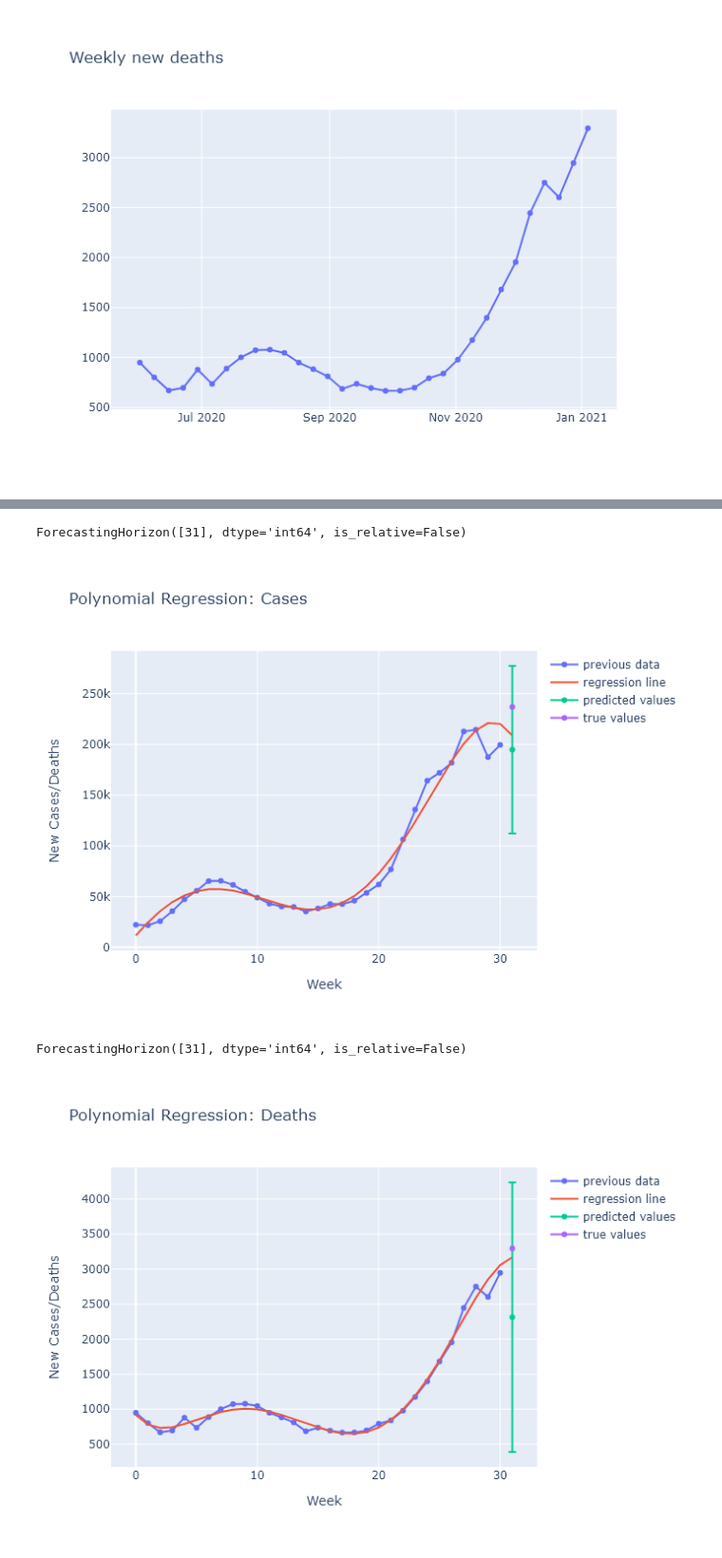
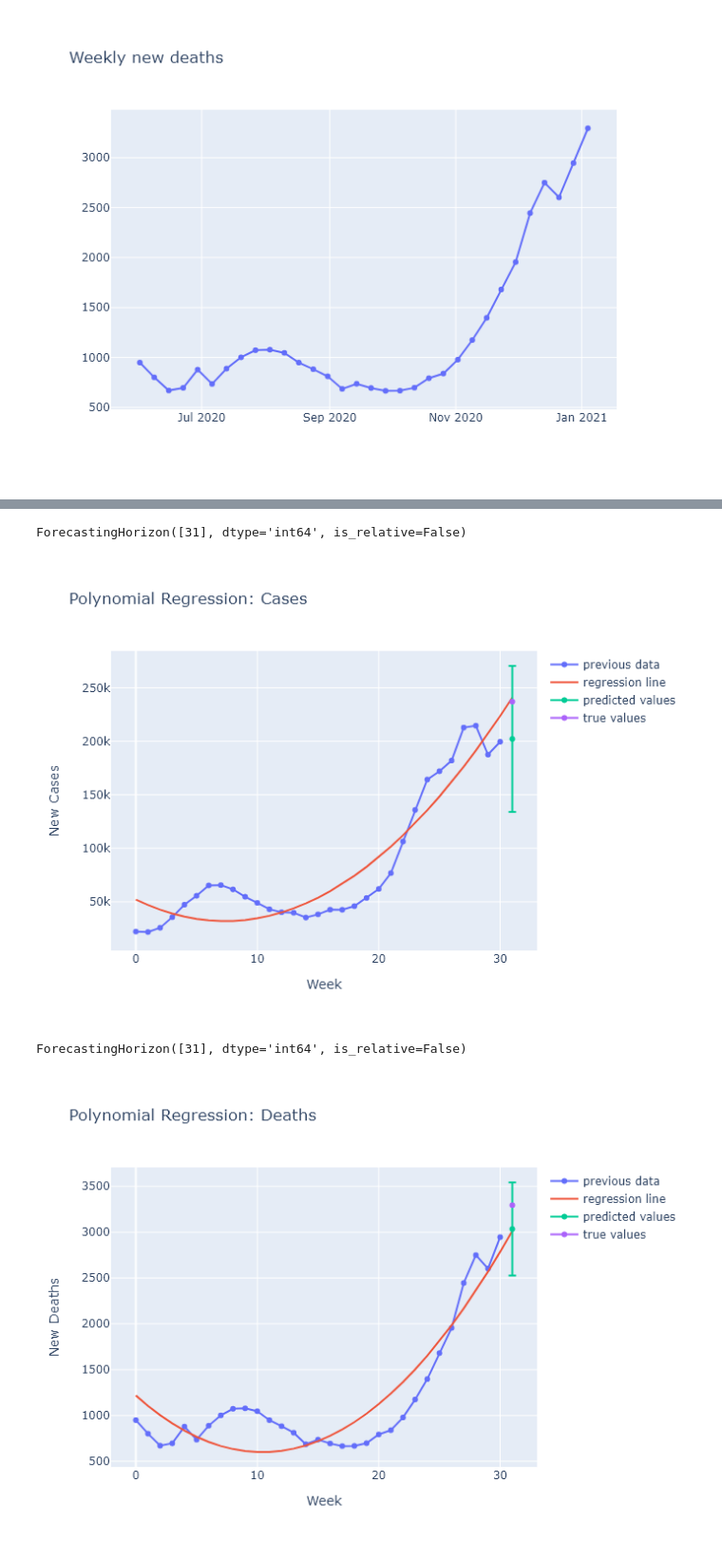
Before and after one commit to aiwayemi/Group-1, a Jupyter notebook: Project_Stage_4_Team.ipynb, the cells around one changed output, grey strips where cells are left out. Shown at 95% size. Saved outputs shown, nothing was run; the diff lists cells and outputs as text; code cells hidden in the pictures.

Commit message:
added data for countries; answered question for task 2

```diff
--- a/Project_Stage_4_Team.ipynb
+++ b/Project_Stage_4_Team.ipynb
@@ -77,7 +77,7 @@ IPython.display.display(IPython.display.Image(fig.to_image(format = "png"))) #Re
 [figure]
 # %%
 # Regression plot function (does both linear and polynomial)
-def create_reg_plot(data_weekly, degree = 1, title = None):
+def create_reg_plot(data_weekly, cd = None, degree = 1, title = None, loc=None):
     #data_dates = get_dates(data)
     #data_weekly = get_weekly(data_dates)
     #Make cases have an int rather than a date for regression.
@@ -131,13 +131,23 @@ def create_reg_plot(data_weekly, degree = 1, title = None):
     #fig.add_scatter(x = predict_df["X"], y = predict_df["y_predict"], name = "linear prediction", mode='lines+markers',
                     #error_y = {"type": "constant", "value": intervel})
 
-    fig.update_layout(xaxis_title='Week', yaxis_title='New Cases/Deaths')
+    if(cd == "c") :
+        fig.update_layout(xaxis_title='Week', yaxis_title='New Cases')
+    elif(cd == "d") :
+        fig.update_layout(xaxis_title='Week', yaxis_title='New Deaths')
+    else :
+        fig.update_layout(xaxis_title='Week', yaxis_title='New Cases/Deaths')
+
     if title != None:
         #plt.title(title)
         fig.update_layout(title = title)
 
+
     #fig.show()
     IPython.display.display(IPython.display.Image(fig.to_image(format = "png"))) #Return static image for viewing
     #return fig
+
+#degree for polynomial
+degree = 3
 # %%
 # Plot Linear Regression
@@ -151,10 +161,10 @@ ForecastingHorizon([31], dtype='int64', is_relative=False)
 # %%
 # Plot Polynomial Regression
-degree = 5
-create_reg_plot(cases_weeks, degree = degree, title="Polynomial Regression: Cases")
-create_reg_plot(deaths_weeks, degree = degree, title="Polynomial Regression: Deaths")
+degree = 2
+create_reg_plot(cases_weeks, cd = "c", degree = degree, title="Polynomial Regression: Cases")
+create_reg_plot(deaths_weeks, cd = "d", degree = degree, title="Polynomial Regression: Deaths")
 # %% [output]
 ForecastingHorizon([31], dtype='int64', is_relative=False)
-[figure, old version]
+[figure, new version]
 ForecastingHorizon([31], dtype='int64', is_relative=False)
-[figure, old version]
+[figure, new version]
```
Also changed, not shown: parts of 11 cells of this notebook.
